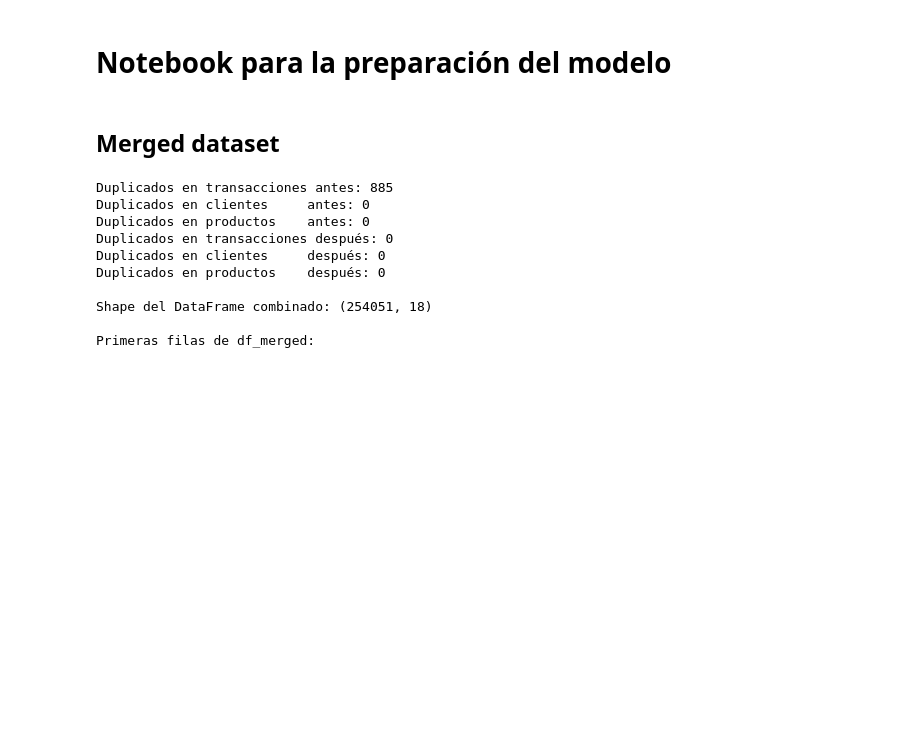
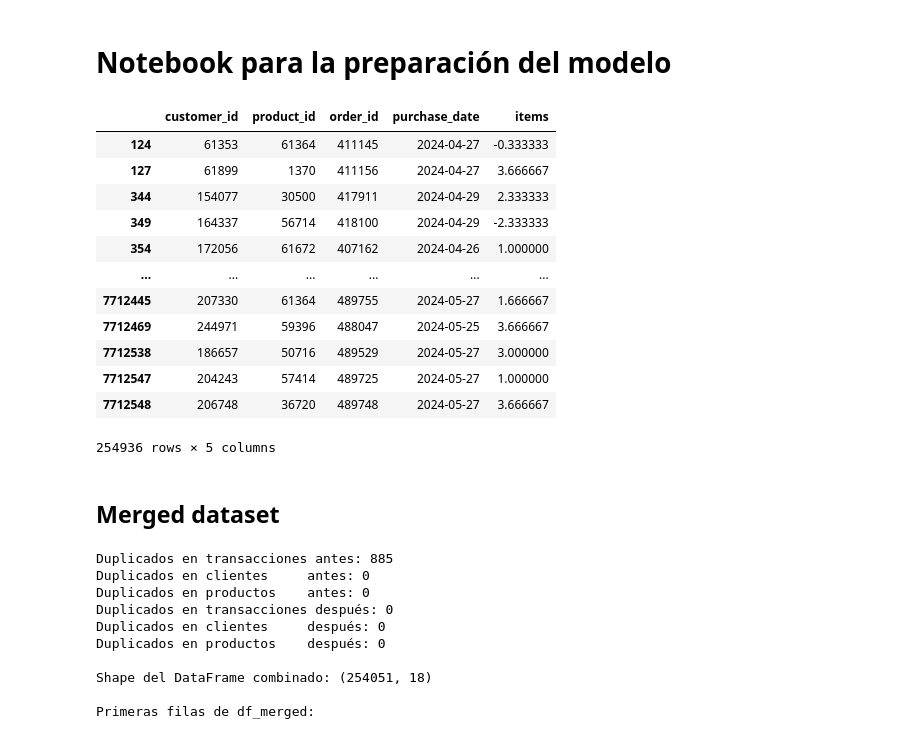
Before and after one commit to Charqican/MDS7202-Grupo-0, a Jupyter notebook: proyecto/model.ipynb, the cells around one changed output. Drawn from its saved outputs; the diff is of its cells as text; code cells hidden in the pictures; blank space fills up the shorter version.

```diff
--- a/proyecto/model.ipynb
+++ b/proyecto/model.ipynb
@@ -30,14 +30,29 @@ from xgboost import XGBClassifier
 
 plt.style.use('seaborn-v0_8-darkgrid')
 # %%
-
-transacciones_path = "./transacciones.parquet"
-clientes_path = "./clientes.parquet"
-productor_path = "./productos.parquet"
+transacciones_path = "./data/raw/transacciones.parquet"
+clientes_path = "./data/raw/clientes.parquet"
+productor_path = "./data/raw/productos.parquet"
 # 1) Cargar los datasets
 df_trans = pd.read_parquet(transacciones_path)
 df_clientes  = pd.read_parquet(clientes_path)
 df_prod  = pd.read_parquet(productor_path)
+# %%
+df_trans
+# %% [output]
+|  | customer_id | product_id | order_id | purchase_date | items |
+| 124 | 61353 | 61364 | 411145 | 2024-04-27 | -0.333333 |
+| 127 | 61899 | 1370 | 411156 | 2024-04-27 | 3.666667 |
+| 344 | 154077 | 30500 | 417911 | 2024-04-29 | 2.333333 |
+| 349 | 164337 | 56714 | 418100 | 2024-04-29 | -2.333333 |
+| 354 | 172056 | 61672 | 407162 | 2024-04-26 | 1.000000 |
+| ... | ... | ... | ... | ... | ... |
+| 7712445 | 207330 | 61364 | 489755 | 2024-05-27 | 1.666667 |
+| 7712469 | 244971 | 59396 | 488047 | 2024-05-25 | 3.666667 |
+| 7712538 | 186657 | 50716 | 489529 | 2024-05-27 | 3.000000 |
+| 7712547 | 204243 | 57414 | 489725 | 2024-05-27 | 1.000000 |
+| 7712548 | 206748 | 36720 | 489748 | 2024-05-27 | 3.666667 |
+254936 rows × 5 columns
 # %% [markdown]
 ## Merged dataset
 # %%
```
Also changed, not shown: parts of 19 cells of this notebook, 6 other files.
